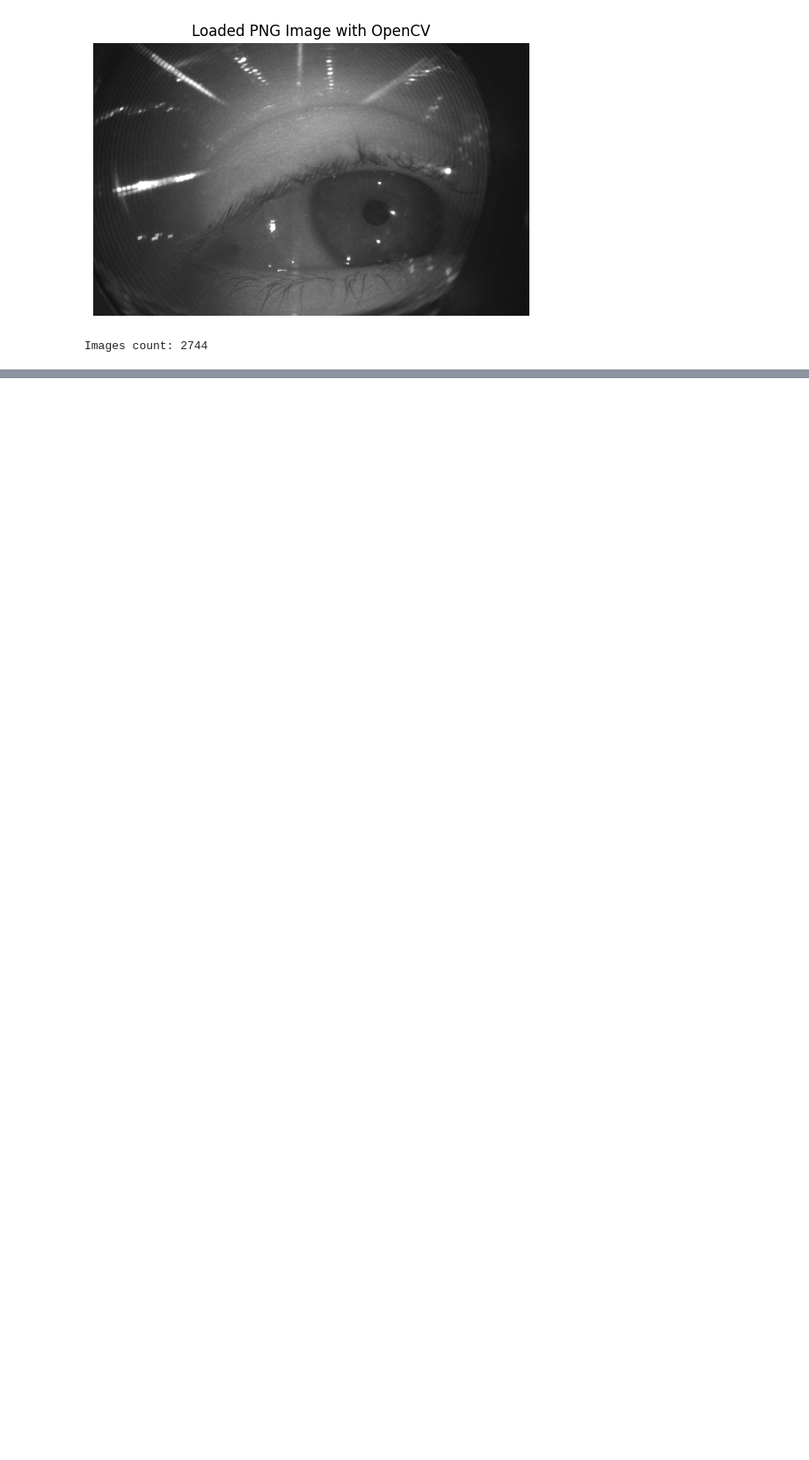
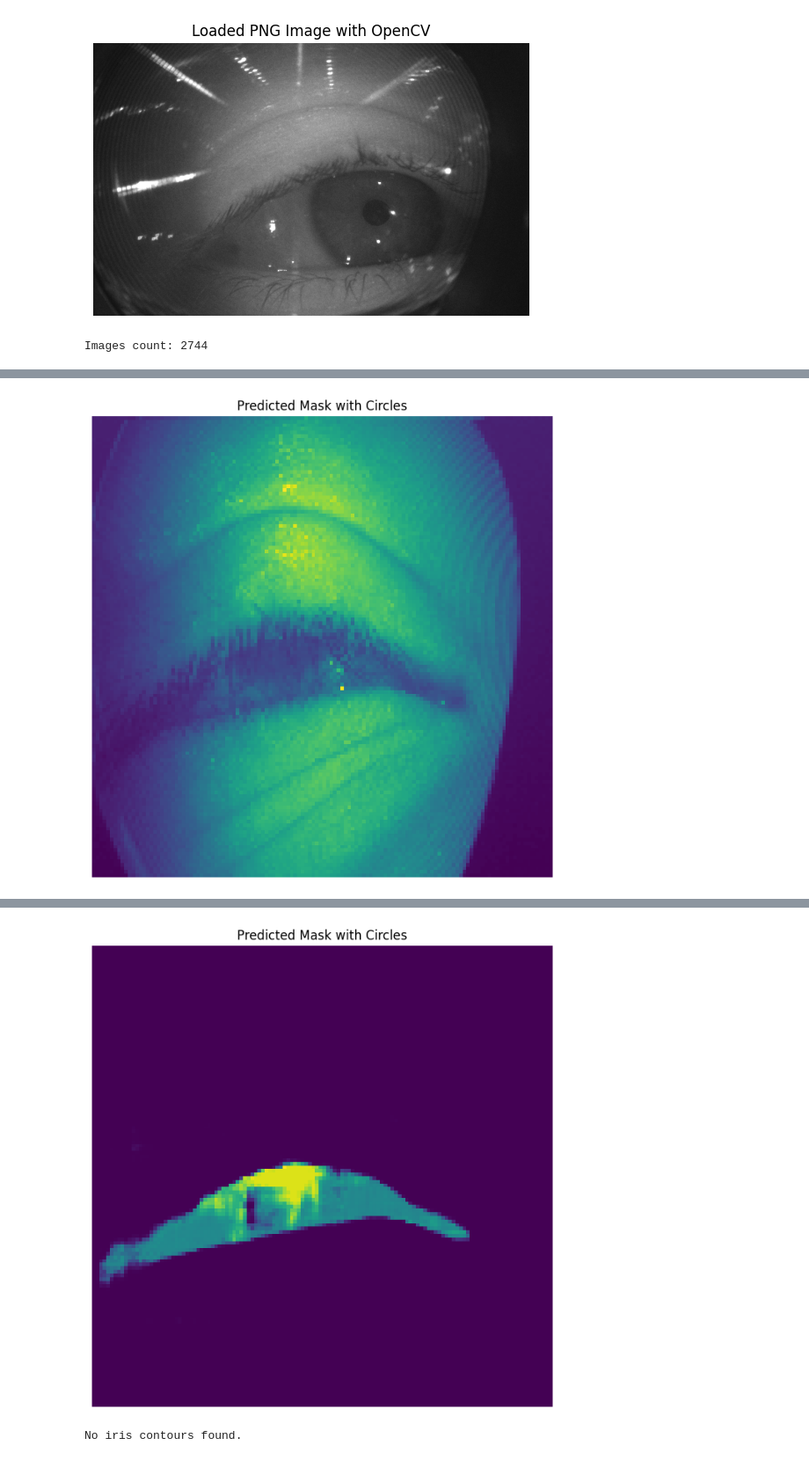
Before and after one commit to yasastharinda9511/GazeEstimation, a Jupyter notebook: gaze_estimate.ipynb, the cells around one changed output, grey strips where cells are left out. Shown: that part at 88% size. Saved outputs shown, nothing was run; the diff lists cells and outputs as text; code cells hidden in the pictures; blank space fills up the shorter version.

```diff
--- a/gaze_estimate.ipynb
+++ b/gaze_estimate.ipynb
@@ -403,0 +621,26 @@ plt.show()
+# %%
+# Re-define dice_loss (necessary for custom_objects when loading model)
+def dice_loss(y_true, y_pred):
+    smooth = 1.0
+    intersection = tf.reduce_sum(y_true * y_pred)
+    return 1 - (2. * intersection + smooth) / (tf.reduce_sum(y_true) + tf.reduce_sum(y_pred) + smooth)
+
+# Load model
+model = load_model('light_weight_unet_gaze_estimation_model.h5', custom_objects={'dice_loss': dice_loss})
+
+# Load the image
+image_path = '/home/yasas/GazeEstimation/openEDS/openEDS/test/images/000110.png'
+
+
+image_dir_path =  '/home/yasas/GazeEstimation/openEDS/openEDS/test/images'
+image_files = sorted(os.listdir(image_dir_path))
+
+for image_file in image_files:
+    image_path = os.path.join(image_dir_path, image_file)
+    calculate_gaze_vector_image(image_path, model)
+# %%
+image_path = '/home/yasas/GazeEstimation/openEDS/openEDS/test/images/002100.png'
+
+calculate_gaze_vector_image(image_path, model)
+# %% [output]
+[figure, added]
@@ -403,0 +648,2 @@ plt.show()
+[figure, added]
+No iris contours found.
```
Also changed, not shown: parts of 14 cells of this notebook, 2 other files.
